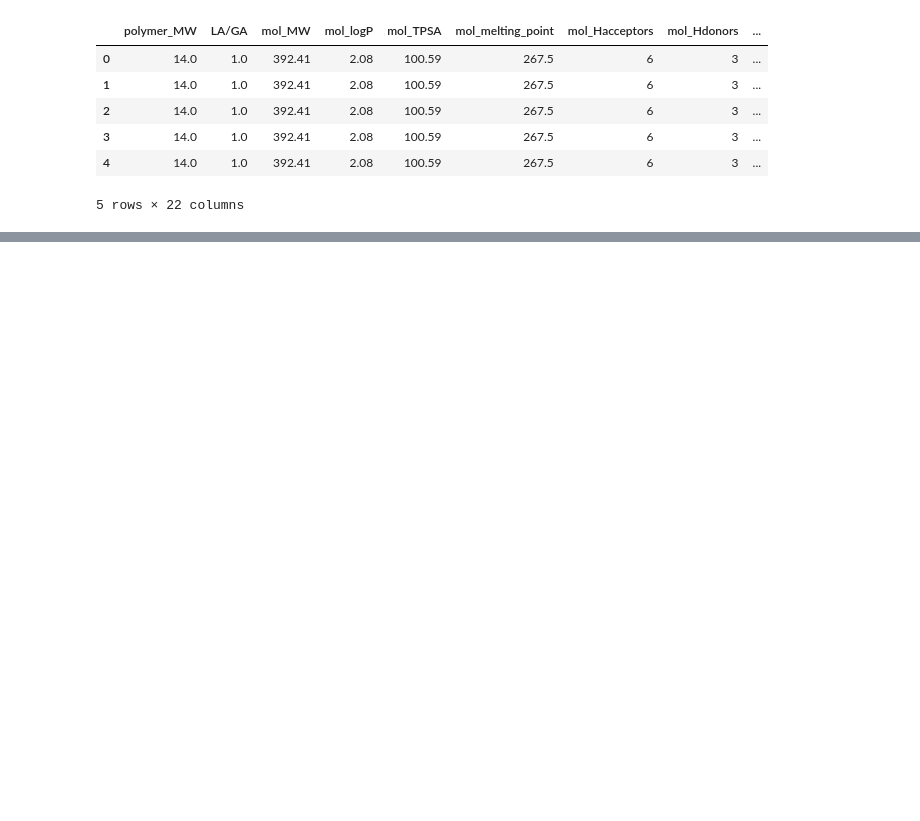
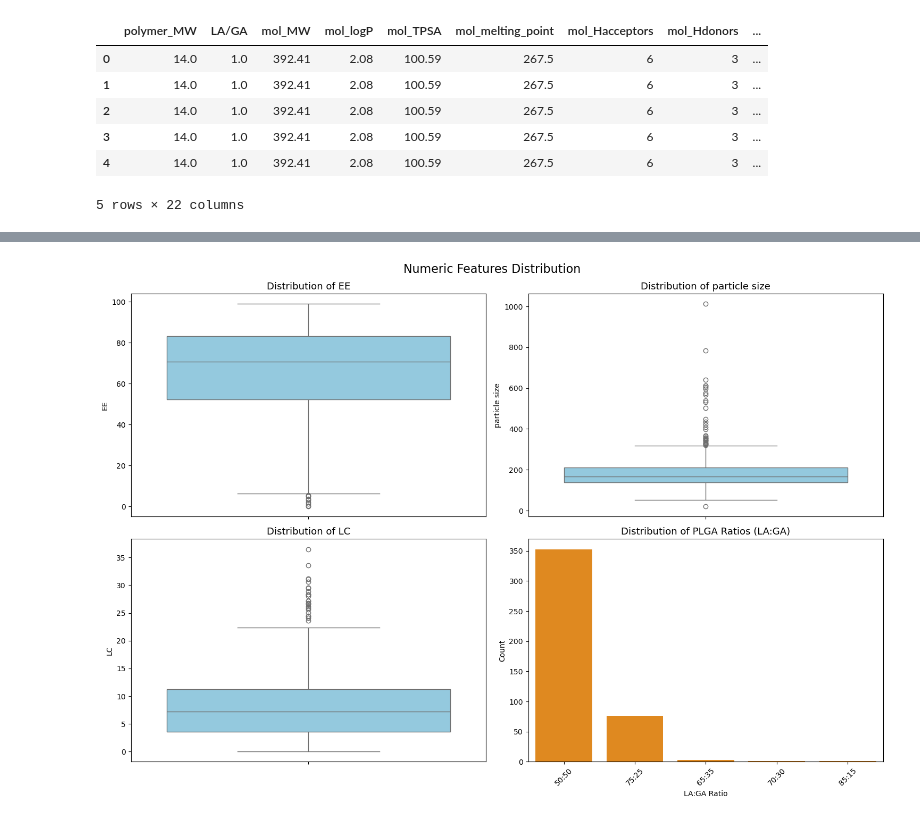
Before and after one commit to EGichuhi/plga_optimizer, a Jupyter notebook: notebooks/EDA.ipynb, the cells around one changed output, grey strips where cells are left out. Saved outputs shown, nothing was run; the diff lists cells and outputs as text; code cells hidden in the pictures; blank space fills up the shorter version.

```diff
--- a/notebooks/EDA.ipynb
+++ b/notebooks/EDA.ipynb
@@ -375,0 +378,41 @@ df13_complete = loader.prepare_full_dataset()
+# %%
+numeric_cols = ['EE', 'particle_size', 'LC']
+
+# Create readable ratio labels
+def format_ratio(x):
+    if pd.isnull(x):
+        return "Unknown"
+    la = (x / (1 + x)) * 100
+    ga = (1 / (1 + x)) * 100
+    return f"{int(round(la))}:{int(round(ga))}"
+
+df13['LA_GA_ratio_label'] = df13['LA/GA'].apply(format_ratio)
+
+plt.figure(figsize=(15, 10))
+
+# Boxplots for EE, Particle Size, and LC
+for i, col in enumerate(numeric_cols, 1):
+    plt.subplot(2, 2, i)
+    sns.boxplot(y=df13[col], color='skyblue')
+    plt.title(f'Distribution of {col.replace("_", " ")}', fontsize=13)
+    plt.ylabel(col.replace("_", " "))
+
+# Countplot for LA/GA ratio
+plt.subplot(2, 2, 4)
+sns.countplot(
+    data=df13,
+    x='LA_GA_ratio_label',
+    order=df13['LA_GA_ratio_label'].value_counts().index,
+    color='darkorange'
+)
+
+plt.title('Distribution of PLGA Ratios (LA:GA)', fontsize=13)
+plt.xlabel('LA:GA Ratio')
+plt.ylabel('Count')
+plt.xticks(rotation=45)
+
+plt.tight_layout()
+plt.suptitle('Numeric Features Distribution', fontsize=16, y=1.02)
+plt.show()
+# %% [output]
+[figure, added]
```
Also changed, not shown: parts of 31 cells of this notebook, 2 other files.
